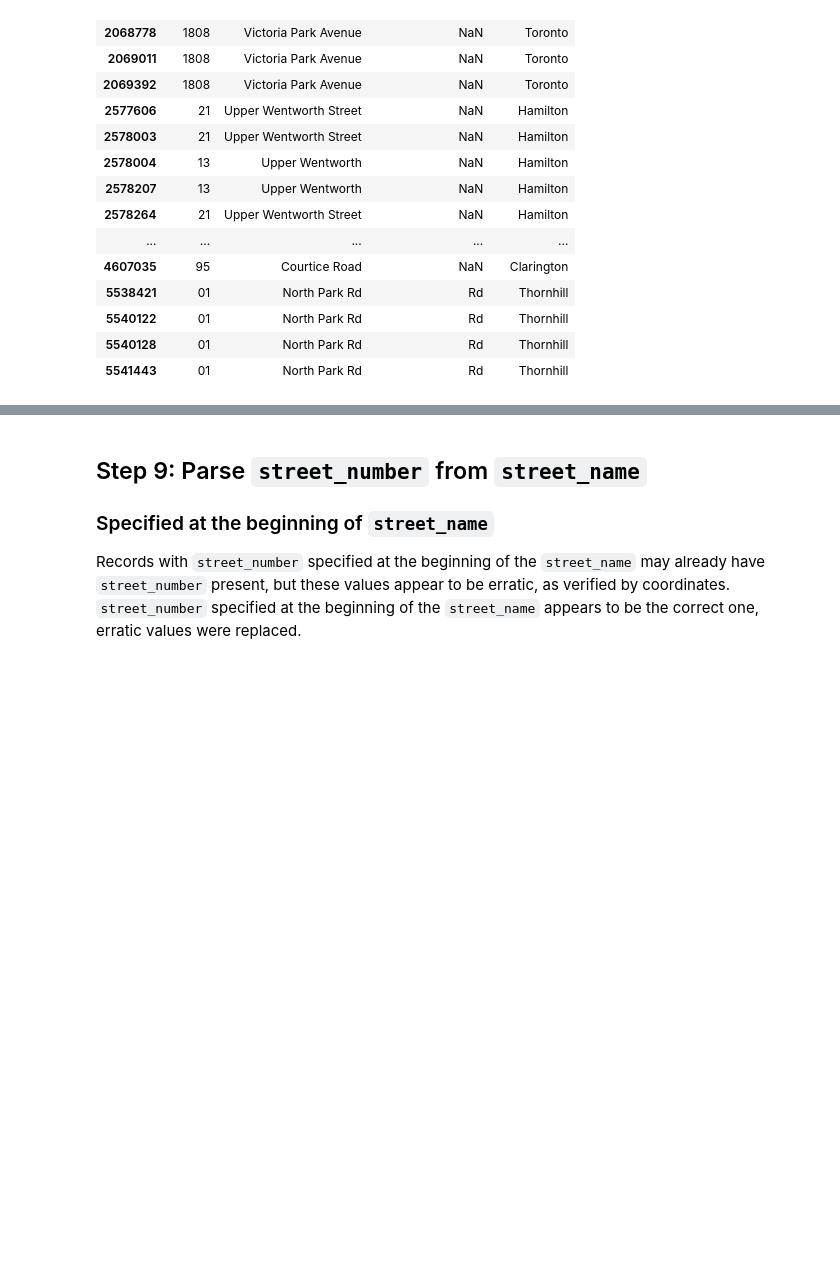
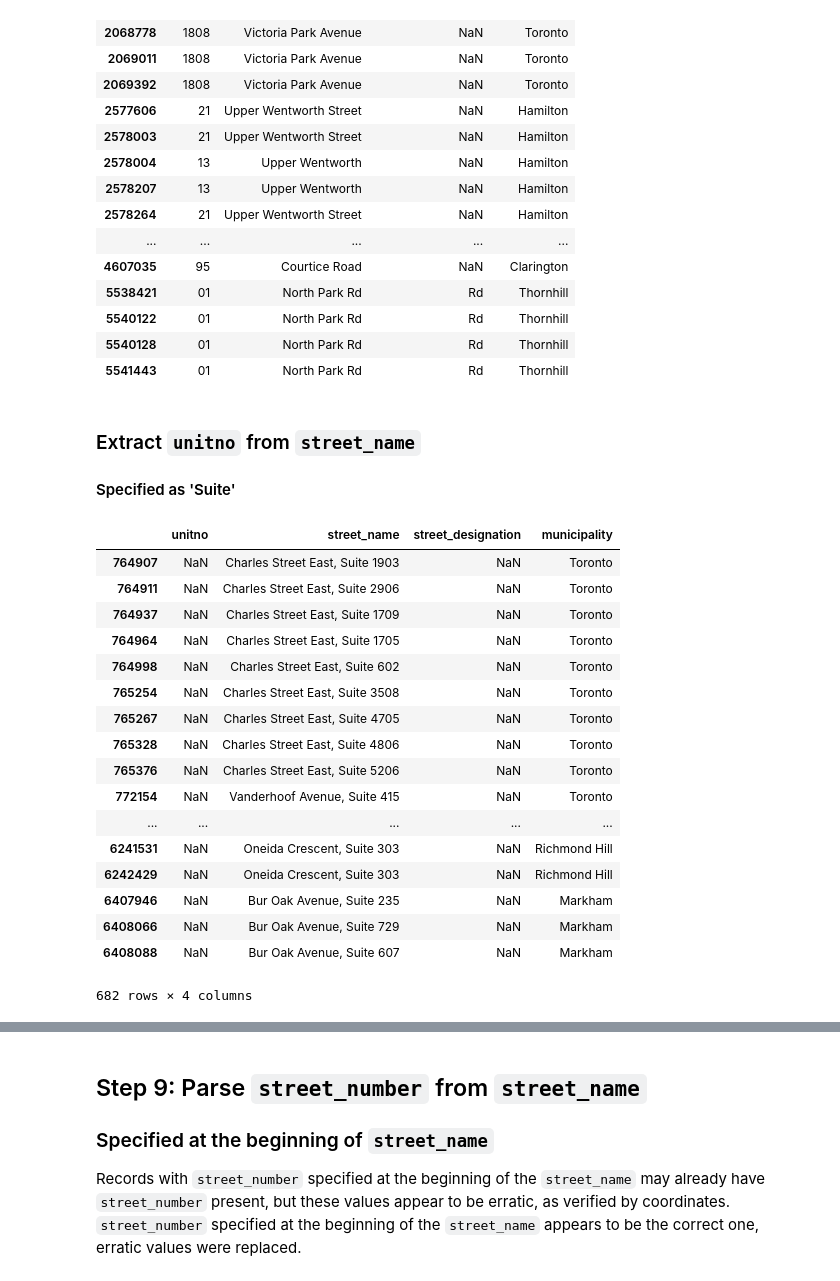
Before and after one commit to stepan-o/geo, a Jupyter notebook: notebooks/2.scrub/2.2_teranet_consistency.ipynb, the cells around one changed output, grey strips where cells are left out. Drawn from its saved outputs; the diff is of its cells as text; code cells hidden in the pictures; blank space fills up the shorter version.

```diff
--- a/notebooks/2.scrub/2.2_teranet_consistency.ipynb
+++ b/notebooks/2.scrub/2.2_teranet_consistency.ipynb
@@ -585,3 +585,28 @@ df.loc[mask1 & ~mask2, ['unitno', 'street_name', 'street_designation', 'municipa
 | 5540122 | 01 | North Park Rd | Rd | Thornhill |
 | 5540128 | 01 | North Park Rd | Rd | Thornhill |
 | 5541443 | 01 | North Park Rd | Rd | Thornhill |
+# %% [markdown]
+### Extract `unitno` from `street_name`
+#### Specified as 'Suite'
+# %%
+mask1 = df['street_name'].str.contains('Suite', na=False, case=False)
+df.loc[mask1, ['unitno', 'street_name', 'street_designation', 'municipality']]
+# %% [output]
+|  | unitno | street_name | street_designation | municipality |
+| 764907 | NaN | Charles Street East, Suite 1903 | NaN | Toronto |
+| 764911 | NaN | Charles Street East, Suite 2906 | NaN | Toronto |
+| 764937 | NaN | Charles Street East, Suite 1709 | NaN | Toronto |
+| 764964 | NaN | Charles Street East, Suite 1705 | NaN | Toronto |
+| 764998 | NaN | Charles Street East, Suite 602 | NaN | Toronto |
+| 765254 | NaN | Charles Street East, Suite 3508 | NaN | Toronto |
+| 765267 | NaN | Charles Street East, Suite 4705 | NaN | Toronto |
+| 765328 | NaN | Charles Street East, Suite 4806 | NaN | Toronto |
+| 765376 | NaN | Charles Street East, Suite 5206 | NaN | Toronto |
+| 772154 | NaN | Vanderhoof Avenue, Suite 415 | NaN | Toronto |
+| ... | ... | ... | ... | ... |
+| 6241531 | NaN | Oneida Crescent, Suite 303 | NaN | Richmond Hill |
+| 6242429 | NaN | Oneida Crescent, Suite 303 | NaN | Richmond Hill |
+| 6407946 | NaN | Bur Oak Avenue, Suite 235 | NaN | Markham |
+| 6408066 | NaN | Bur Oak Avenue, Suite 729 | NaN | Markham |
+| 6408088 | NaN | Bur Oak Avenue, Suite 607 | NaN | Markham |
+682 rows × 4 columns
```
Also changed, not shown: parts of 88 cells of this notebook.
